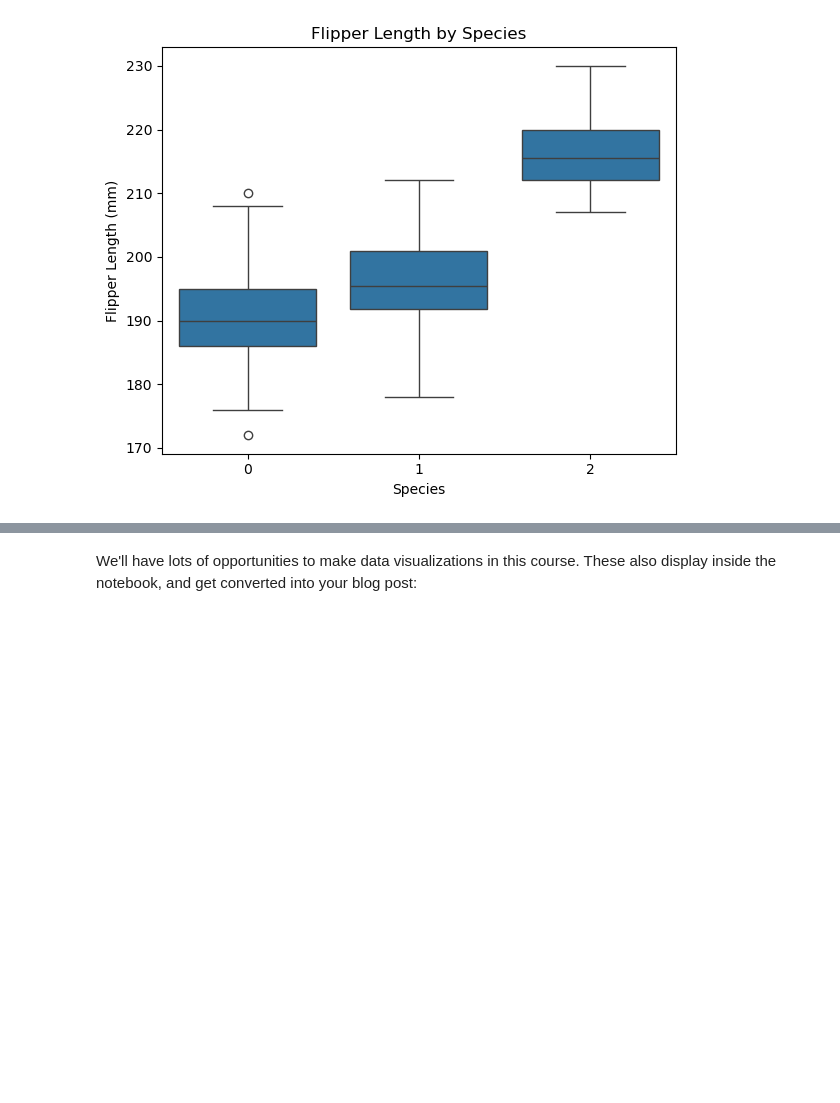
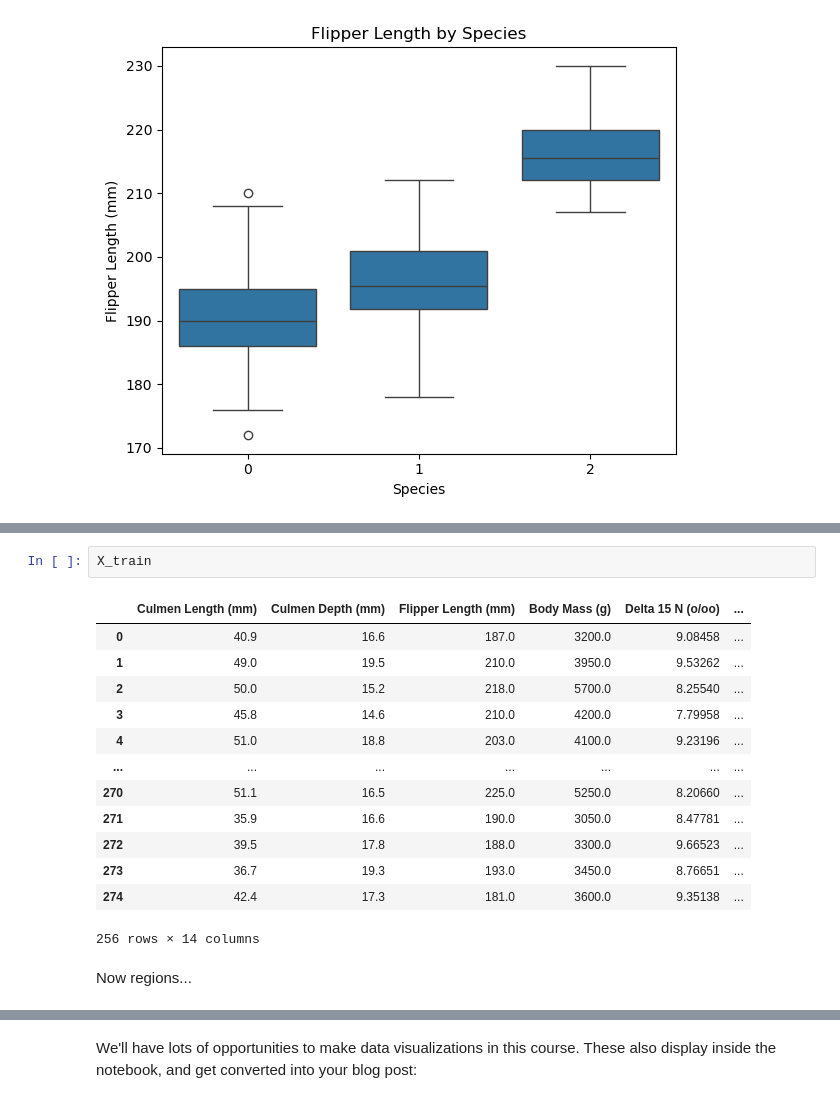
Before and after one commit to jacksonbhanson7/jacksonbhanson7.github.io, a Jupyter notebook: posts/example-blog-post/index.ipynb, the cells around one changed output, grey strips where cells are left out. Saved outputs shown, nothing was run; the diff lists cells and outputs as text; blank space fills up the shorter version.

```diff
--- a/posts/example-blog-post/index.ipynb
+++ b/posts/example-blog-post/index.ipynb
@@ -101,0 +169,18 @@ summary_table
+# %%
+X_train
+# %% [output]
+|  | Culmen Length (mm) | Culmen Depth (mm) | Flipper Length (mm) | Body Mass (g) | Delta 15 N (o/oo) | ... |
+| 0 | 40.9 | 16.6 | 187.0 | 3200.0 | 9.08458 | ... |
+| 1 | 49.0 | 19.5 | 210.0 | 3950.0 | 9.53262 | ... |
+| 2 | 50.0 | 15.2 | 218.0 | 5700.0 | 8.25540 | ... |
+| 3 | 45.8 | 14.6 | 210.0 | 4200.0 | 7.79958 | ... |
+| 4 | 51.0 | 18.8 | 203.0 | 4100.0 | 9.23196 | ... |
+| ... | ... | ... | ... | ... | ... | ... |
+| 270 | 51.1 | 16.5 | 225.0 | 5250.0 | 8.20660 | ... |
+| 271 | 35.9 | 16.6 | 190.0 | 3050.0 | 8.47781 | ... |
+| 272 | 39.5 | 17.8 | 188.0 | 3300.0 | 9.66523 | ... |
+| 273 | 36.7 | 19.3 | 193.0 | 3450.0 | 8.76651 | ... |
+| 274 | 42.4 | 17.3 | 181.0 | 3600.0 | 9.35138 | ... |
+256 rows × 14 columns
+# %% [markdown]
+Now regions...
```
Also changed, not shown: parts of 9 cells of this notebook, 7 other files.
